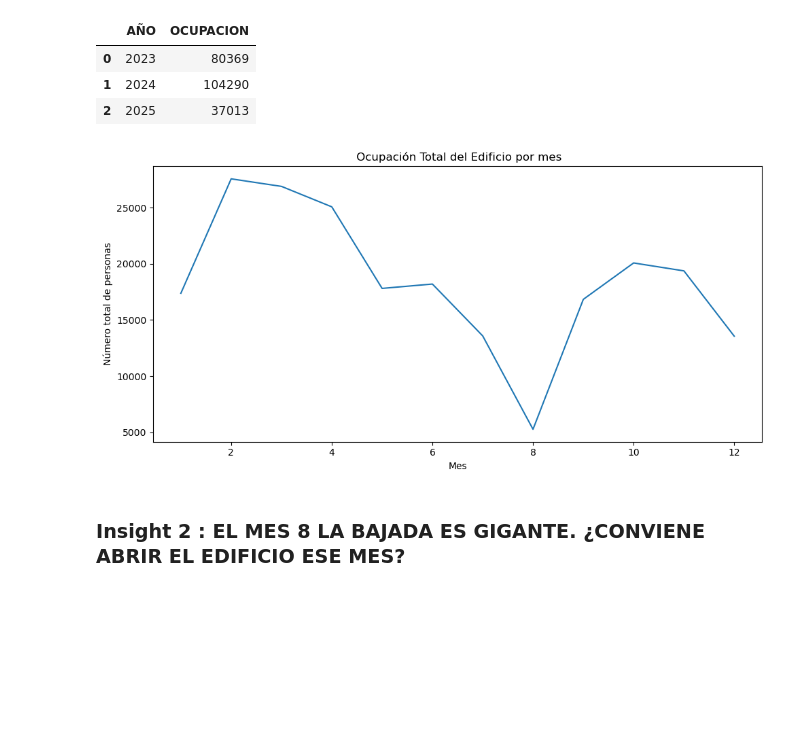
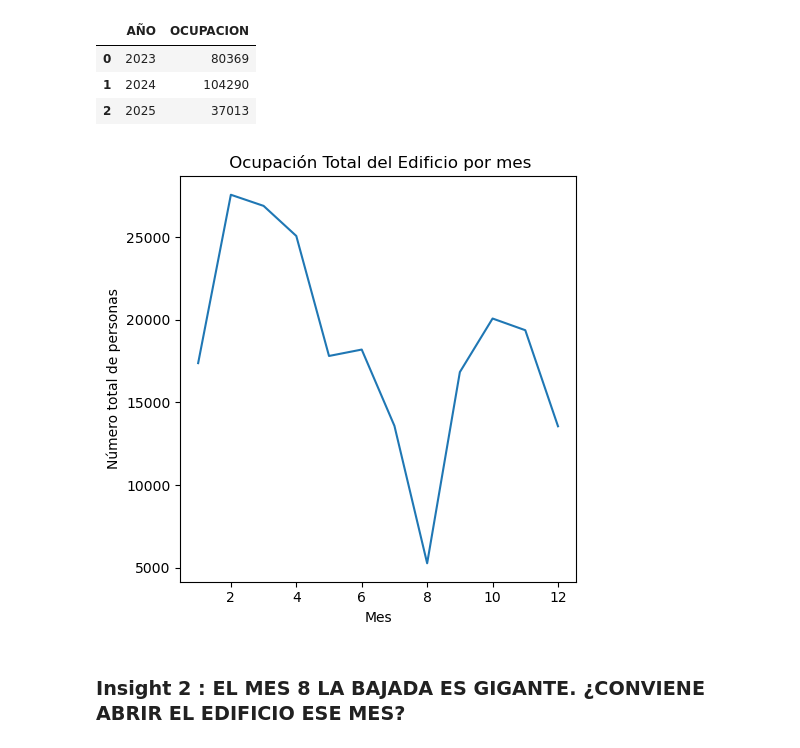
Before and after one commit to salvatorelodato/ONLINE_DS_THEBRIDGE_SL, a Jupyter notebook: Proyecto_EDA_Reporte_Ocupacion/SCR/Proyecto_EDA_Code_Simple.ipynb, the cells around one changed output. Cells and saved outputs as stored; diff of their text form; code cells hidden in the pictures; blank space fills up the shorter version.

```diff
--- a/Proyecto_EDA_Reporte_Ocupacion/SCR/Proyecto_EDA_Code_Simple.ipynb
+++ b/Proyecto_EDA_Reporte_Ocupacion/SCR/Proyecto_EDA_Code_Simple.ipynb
@@ -161,20 +161,20 @@ ocupacion_diaria
 # %%
 ocupacion_diaria = df.groupby("MES")["OCUPACION"].sum().reset_index()
 
 # Plot
-plt.figure(figsize=(10, 5))
+plt.figure(figsize=(5, 5))
 sns.lineplot(data=ocupacion_diaria,
              x="MES",
              y="OCUPACION")
 
 plt.title(" Ocupación Total del Edificio por mes")
 plt.xlabel("Mes")
 plt.ylabel("Número total de personas")
 
 plt.tight_layout()
 plt.show()
 # %% [output]
-[figure, old version]
+[figure, new version]
 # %% [markdown]
 ### **Insight 2** : EL MES 8 LA BAJADA ES GIGANTE. ¿CONVIENE ABRIR EL EDIFICIO ESE MES?
 # %%
```
Also changed, not shown: 10 other files.
